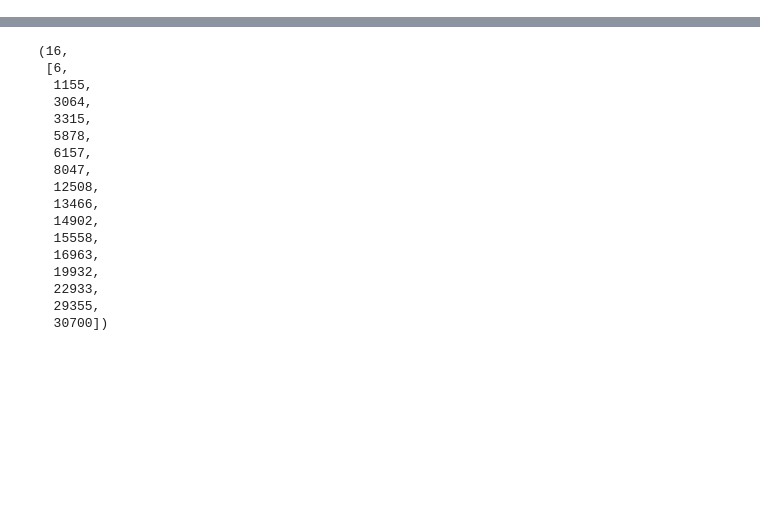
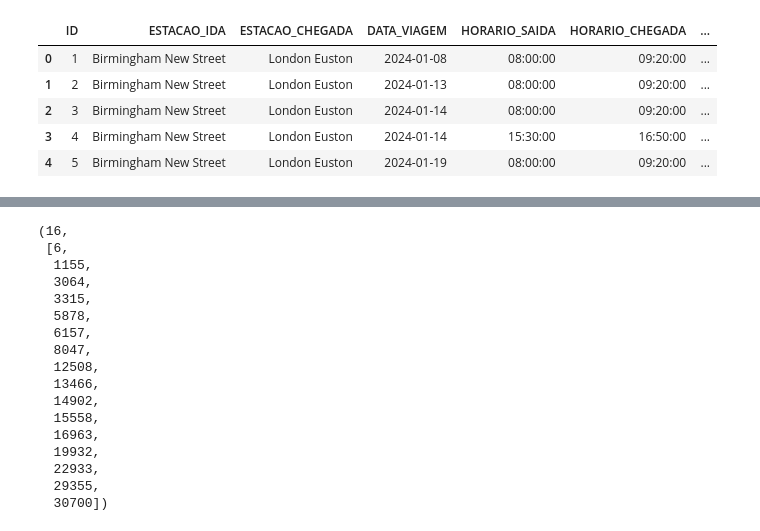
Before and after one commit to MiguelOlivRd/prova3-visualizacao-dados, a Jupyter notebook: identifica_adjacências.ipynb, the cells around one changed output, grey strips where cells are left out. Saved outputs shown, nothing was run; the diff lists cells and outputs as text; code cells hidden in the pictures; blank space fills up the shorter version.

```diff
--- a/identifica_adjacências.ipynb
+++ b/identifica_adjacências.ipynb
@@ -5 +5,10 @@ railway = pd.read_csv("railway.csv")
+# %%
+atrasos.head()
+# %% [output]
+|  | ID | ESTACAO_IDA | ESTACAO_CHEGADA | DATA_VIAGEM | HORARIO_SAIDA | HORARIO_CHEGADA | ... |
+| 0 | 1 | Birmingham New Street | London Euston | 2024-01-08 | 08:00:00 | 09:20:00 | ... |
+| 1 | 2 | Birmingham New Street | London Euston | 2024-01-13 | 08:00:00 | 09:20:00 | ... |
+| 2 | 3 | Birmingham New Street | London Euston | 2024-01-14 | 08:00:00 | 09:20:00 | ... |
+| 3 | 4 | Birmingham New Street | London Euston | 2024-01-14 | 15:30:00 | 16:50:00 | ... |
+| 4 | 5 | Birmingham New Street | London Euston | 2024-01-19 | 08:00:00 | 09:20:00 | ... |
 # %%
```
Also changed, not shown: parts of 14 cells of this notebook, 3 other files.
